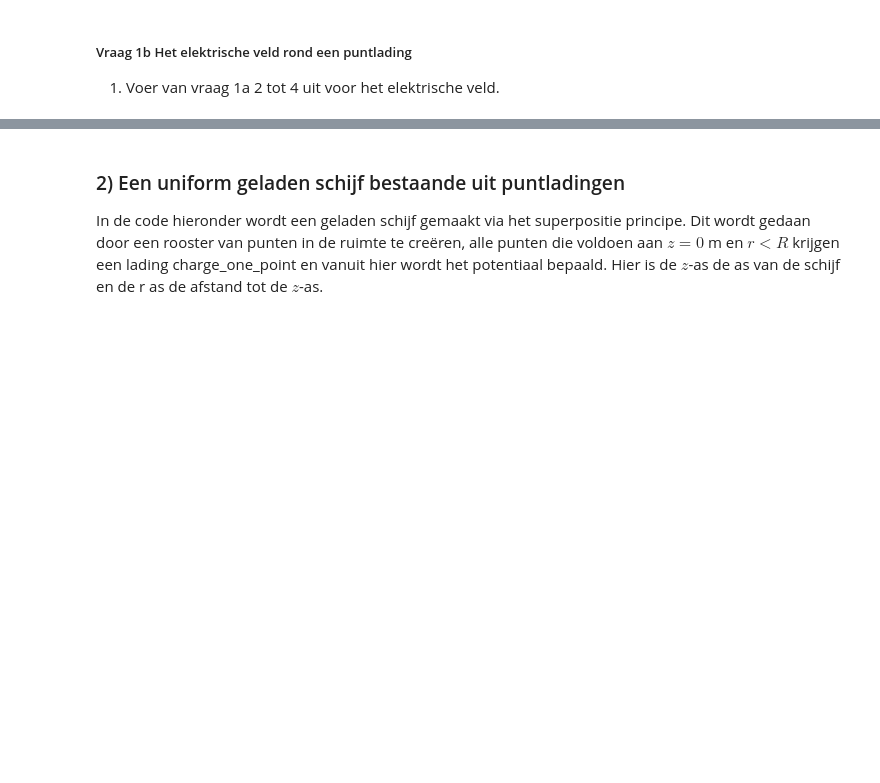
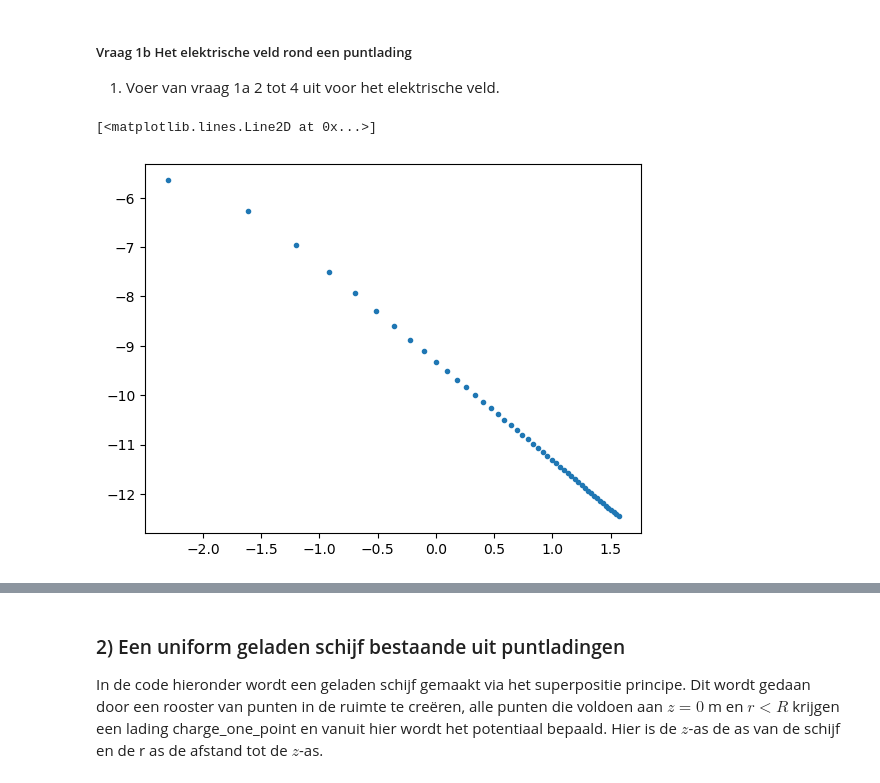
Before and after one commit to JensGroen/opdrachten-DEF-D, a Jupyter notebook: DigitaleOntwerpopdrachten/1CondensatorOpdracht/CondensatorOntwerpopdracht.ipynb, the cells around one changed output, grey strips where cells are left out. Drawn from its saved outputs; the diff is of its cells as text; code cells hidden in the pictures; blank space fills up the shorter version.

```diff
--- a/DigitaleOntwerpopdrachten/1CondensatorOpdracht/CondensatorOntwerpopdracht.ipynb
+++ b/DigitaleOntwerpopdrachten/1CondensatorOpdracht/CondensatorOntwerpopdracht.ipynb
@@ -127,5 +127,11 @@ het exponent is: -1.0
 1. Voer van vraag 1a 2 tot 4 uit voor het elektrische veld.
 # %%
 ###
+Eplot = normE[50, :]
 
+plt.figure()
+plt.plot(np.log(r_for_E), np.log(Eplot), '.')
 ###
+# %% [output]
+[<matplotlib.lines.Line2D at 0x...>]
+[figure, added]
```
Also changed, not shown: parts of 1 cell of this notebook.
